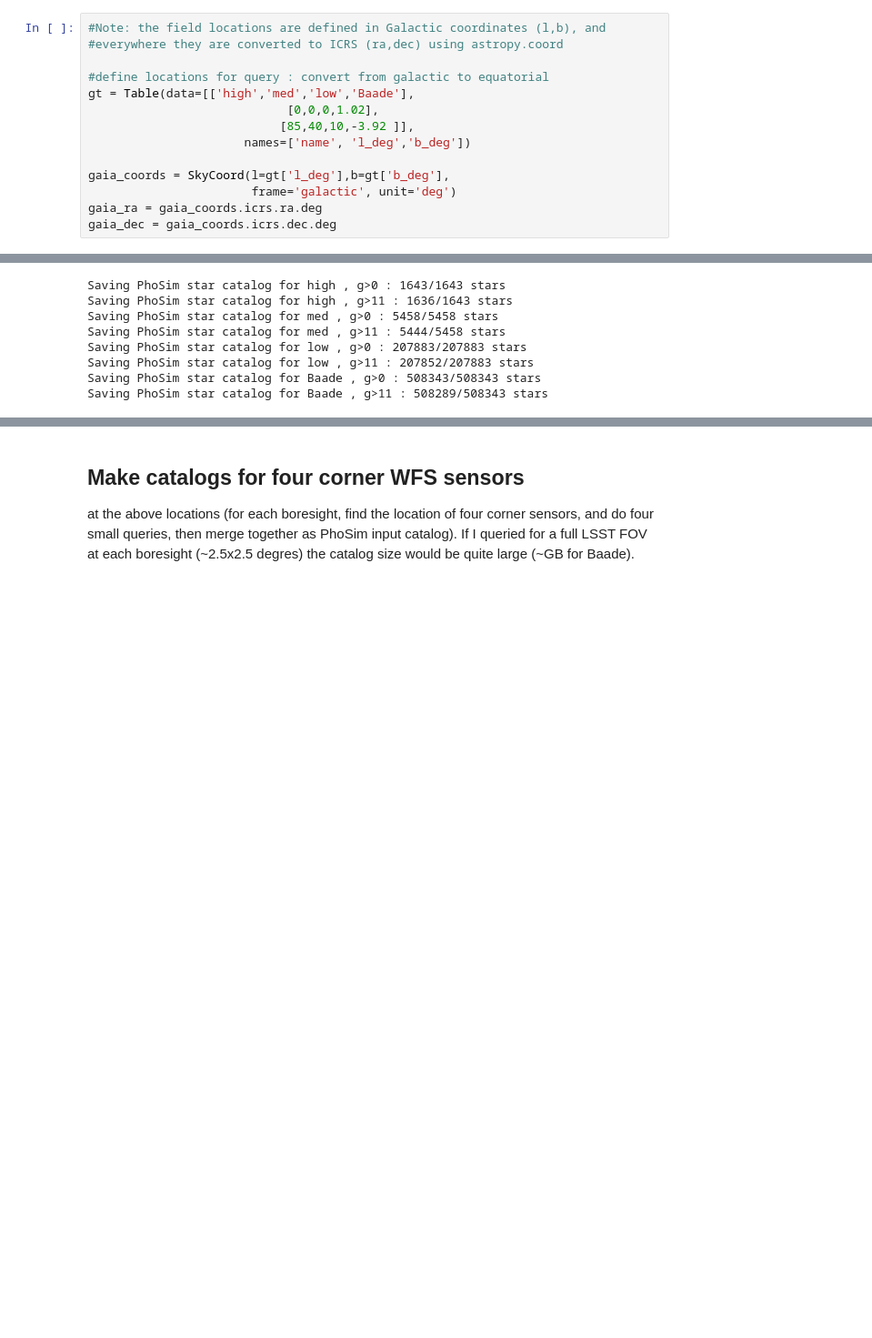
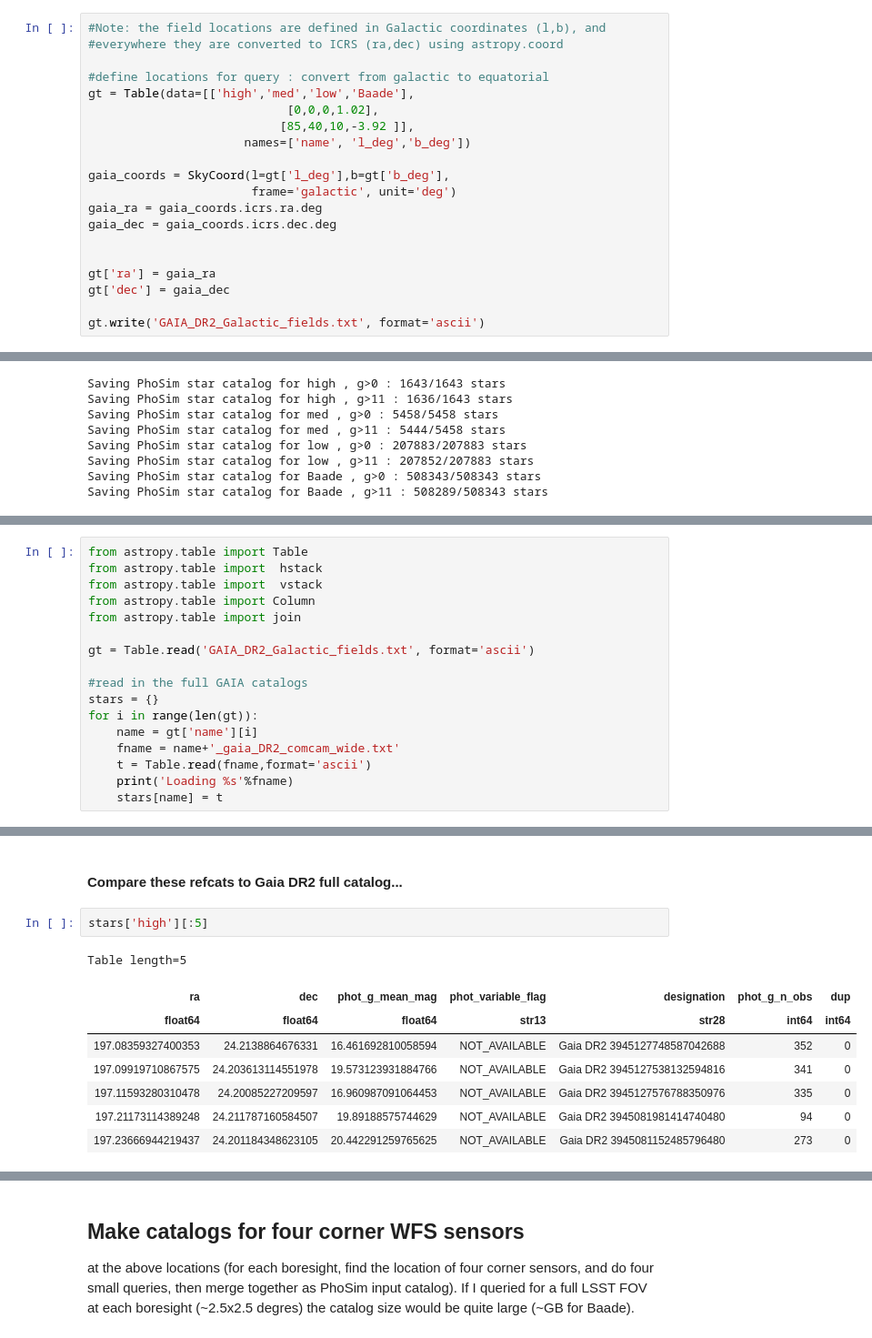
Before and after one commit to lsst-ts/ts_phosim, a Jupyter notebook: notebooks/analysis_notebooks/AOS_GAIA_catalog.ipynb, the cells around one changed output, grey strips where cells are left out. Shown: that part at 91% size. Cells and saved outputs as stored; diff of their text form; blank space fills up the shorter version.

Commit message:
comparing GAIA DR2 catalogs to LSST refCats

```diff
--- a/notebooks/analysis_notebooks/AOS_GAIA_catalog.ipynb
+++ b/notebooks/analysis_notebooks/AOS_GAIA_catalog.ipynb
@@ -264,6 +264,12 @@ gaia_coords = SkyCoord(l=gt['l_deg'],b=gt['b_deg'],
                        frame='galactic', unit='deg')
 gaia_ra = gaia_coords.icrs.ra.deg
 gaia_dec = gaia_coords.icrs.dec.deg
+
+
+gt['ra'] = gaia_ra
+gt['dec'] = gaia_dec
+
+gt.write('GAIA_DR2_Galactic_fields.txt', format='ascii')
 # %% [markdown]
 Each query is a square centered on (ra,dec), with size +/- a, where `a` is the half-width of the FOV. I find that around 0.387 degrees is needed for ComCam. The actual ComCam half-width of FOV (0.352 degrees) is sufficient for high latitudes, but results in a strip of stars along the upper and lower edge missing for lower galactic latitudes.
 # %%
@@ -402,0 +424,17 @@ Saving PhoSim star catalog for Baade , g>11 : 508289/508343 stars
+# %%
+from astropy.table import Table
+from astropy.table import  hstack
+from astropy.table import  vstack
+from astropy.table import Column
+from astropy.table import join
+
+gt = Table.read('GAIA_DR2_Galactic_fields.txt', format='ascii')
+
+#read in the full GAIA catalogs
+stars = {}
+for i in range(len(gt)):
+    name = gt['name'][i]
+    fname = name+'_gaia_DR2_comcam_wide.txt'
+    t = Table.read(fname,format='ascii')
+    print('Loading %s'%fname)
+    stars[name] = t
@@ -402,0 +485,13 @@ Saving PhoSim star catalog for Baade , g>11 : 508289/508343 stars
+# %% [markdown]
+#### Compare these refcats to Gaia DR2 full catalog...
+# %%
+stars['high'][:5]
+# %% [output]
+Table length=5
+| ra | dec | phot_g_mean_mag | phot_variable_flag | designation | phot_g_n_obs | dup |
+| float64 | float64 | float64 | str13 | str28 | int64 | int64 |
+| 197.08359327400353 | 24.2138864676331 | 16.461692810058594 | NOT_AVAILABLE | Gaia DR2 3945127748587042688 | 352 | 0 |
+| 197.09919710867575 | 24.203613114551978 | 19.573123931884766 | NOT_AVAILABLE | Gaia DR2 3945127538132594816 | 341 | 0 |
+| 197.11593280310478 | 24.20085227209597 | 16.960987091064453 | NOT_AVAILABLE | Gaia DR2 3945127576788350976 | 335 | 0 |
+| 197.21173114389248 | 24.211787160584507 | 19.89188575744629 | NOT_AVAILABLE | Gaia DR2 3945081981414740480 | 94 | 0 |
+| 197.23666944219437 | 24.201184348623105 | 20.442291259765625 | NOT_AVAILABLE | Gaia DR2 3945081152485796480 | 273 | 0 |
```
Also changed, not shown: parts of 12 cells of this notebook.
